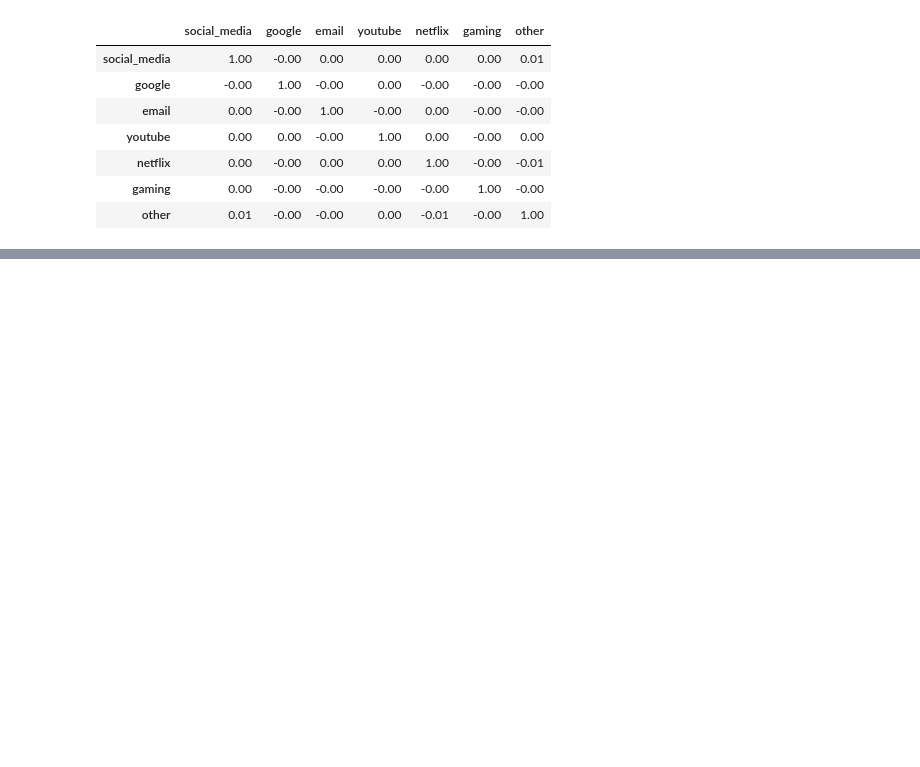
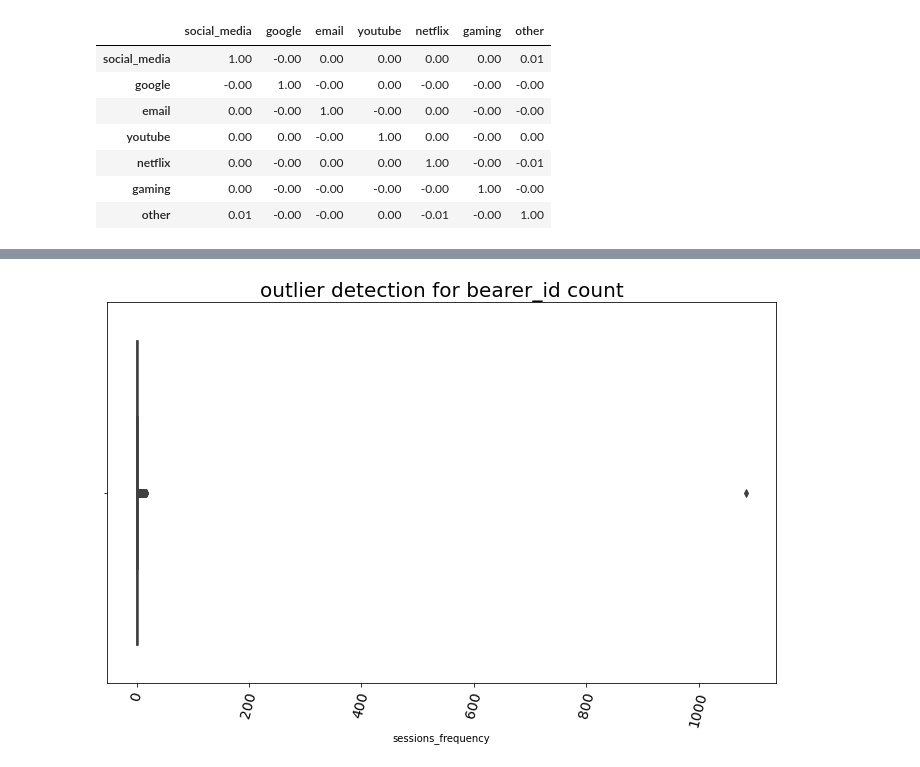
Before and after one commit to ItsDebol/User_Analytics_in_the_Telecommunication_Industry, a Jupyter notebook: Data_Exploration.ipynb, the cells around one changed output, grey strips where cells are left out. Saved outputs shown, nothing was run; the diff lists cells and outputs as text; code cells hidden in the pictures; blank space fills up the shorter version.

```diff
--- a/Data_Exploration.ipynb
+++ b/Data_Exploration.ipynb
@@ -1021,0 +1060,4 @@ data_correlation
+# %%
+engagment_metrics = df_clean.groupby('MSISDN/Number').agg({'Bearer Id': 'count','Dur. (ms)': 'sum', 'total_data': 'sum',})
+engagment_metrics = engagment_metrics.rename(columns={'Bearer Id': 'sessions_frequency', 'total_data': 'total_traffic'})
+engagment_metrics.sort_values(by=['sessions_frequency'], ascending=False).head(10)
@@ -1021,0 +1089,12 @@ data_correlation
+# %%
+
+def plot_box(df:pd.DataFrame, x_col:str, title:str) -> None:
+    plt.figure(figsize=(12, 7))
+    sns.boxplot(data = df, x=x_col)
+    plt.title(title, size=20)
+    plt.xticks(rotation=75, fontsize=14)
+    plt.show()
+# %%
+plot_box(engagment_metrics, 'sessions_frequency', 'outlier detection for bearer_id count')
+# %% [output]
+[figure, added]
```
Also changed, not shown: parts of 31 cells of this notebook, 1 other file.
